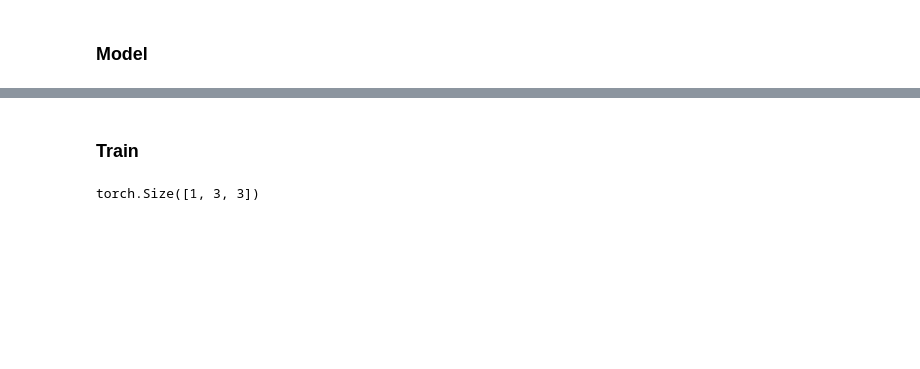
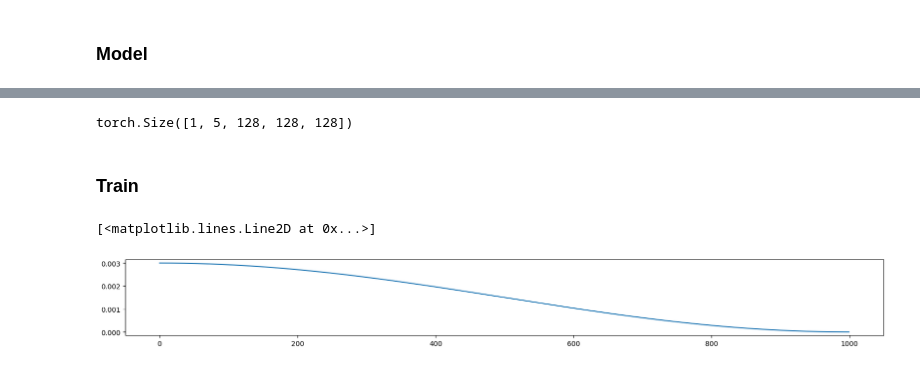
Before and after one commit to RichardSqd/rsna_abdominal_trauma_detection, a Jupyter notebook: RSNA_2023_Proj_P1_3D Semantic_Segmentation.ipynb, the cells around one changed output, grey strips where cells are left out. Cells and saved outputs as stored; diff of their text form; code cells hidden in the pictures; blank space fills up the shorter version.

```diff
--- a/RSNA_2023_Proj_P1_3D Semantic_Segmentation.ipynb
+++ b/RSNA_2023_Proj_P1_3D Semantic_Segmentation.ipynb
@@ -440,10 +458,10 @@ class SegNNModel(nn.Module):
     def __init__(self):
         super(SegNNModel, self).__init__()
         #?
-        n_blocks = 4
+        self.n_blocks = 4
         #doc: https://timm.fast.ai/create_model
         self.encoder = timm.create_model(
-            "resnet50d",
+            "resnet18d",
             in_chans = 3,
             features_only = True, ######
             pretrained=False,
@@ -467,19 +485,20 @@ class SegNNModel(nn.Module):
         #example : https://smp.readthedocs.io/en/v0.1.3/_modules/segmentation_models_pytorch/unet/model.html
         #blocks->depth of the unet
         self.decoder = smp.unet.decoder.UnetDecoder(
-                encoder_channels=encoder_channels[:n_blocks+1],
-                decoder_channels=decoder_channels[:n_blocks],
-                n_blocks=n_blocks,
+                encoder_channels=encoder_channels[:self.n_blocks+1],
+                decoder_channels=decoder_channels[:self.n_blocks],
+                n_blocks=self.n_blocks,
             )
         out_dim = 5 #features
-        self.segmentation_head = nn.Conv2d(decoder_channels[n_blocks-1], out_dim, kernel_size=(3, 3), stride=(1, 1), padding=(1, 1))
+        self.segmentation_head = nn.Conv2d(decoder_channels[self.n_blocks-1], out_dim, kernel_size=(3, 3), stride=(1, 1), padding=(1, 1))
 
 
     def forward(self,x):
 
-        global_features = [0] + self.encoder(x)[:n_blocks]
+        global_features = [0] + self.encoder(x)[:self.n_blocks]
         seg_features = self.decoder(*global_features)
         seg_features = self.segmentation_head(seg_features)
+        return seg_features
 # %%
 from timm.models.layers.conv2d_same import Conv2dSame
 from conv3d_same import Conv3dSame
@@ -582,3 +578,9 @@ encoder FeatureListNet(
+# %%
+m = SegNNModel()
+m = convert_3d(m)
+m(torch.rand(1, 3, 128,128,128)).shape
+# %% [output]
+torch.Size([1, 5, 128, 128, 128])
 # %% [markdown]
 ### Train
 # %%
@@ -723,10 +725,21 @@ def valid_func(model, loader_valid):
     return np.mean(valid_loss), np.max(metrics)
 # %%
 #TENSOR = torch.tensor([[[1, 2, 3],
-                        [3, 6, 9],
-                        [2, 4, 5]]])
+#                        [3, 6, 9],
+#                        [2, 4, 5]]])
 #TENSOR.shape
-# %% [output]
-torch.Size([1, 3, 3])
 # %%
-model = SegNNModel()
+rcParams['figure.figsize'] = 20, 2
+init_lr = 3e-3
+
+
+optimizer = optim.AdamW(m.parameters(), lr=init_lr)
+scheduler_cosine = torch.optim.lr_scheduler.CosineAnnealingLR(optimizer, 1000)
+lrs = []
+for epoch in range(1, 1000+1):
+    scheduler_cosine.step(epoch-1)
+    lrs.append(optimizer.param_groups[0]["lr"])
+plt.plot(range(len(lrs)), lrs)
+# %% [output]
+[<matplotlib.lines.Line2D at 0x...>]
+[figure, added]
```
Also changed, not shown: parts of 25 cells of this notebook, 2 other files.
